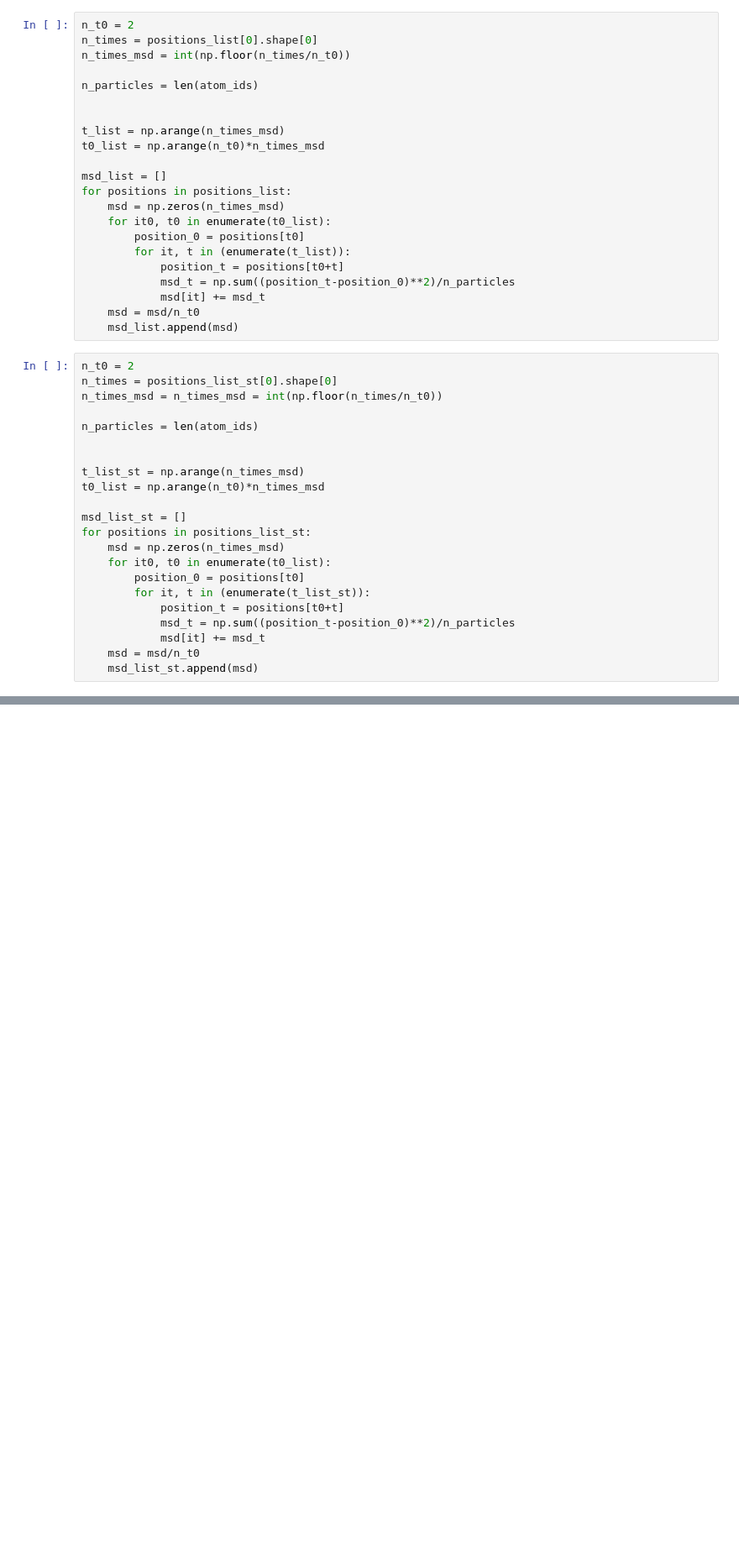
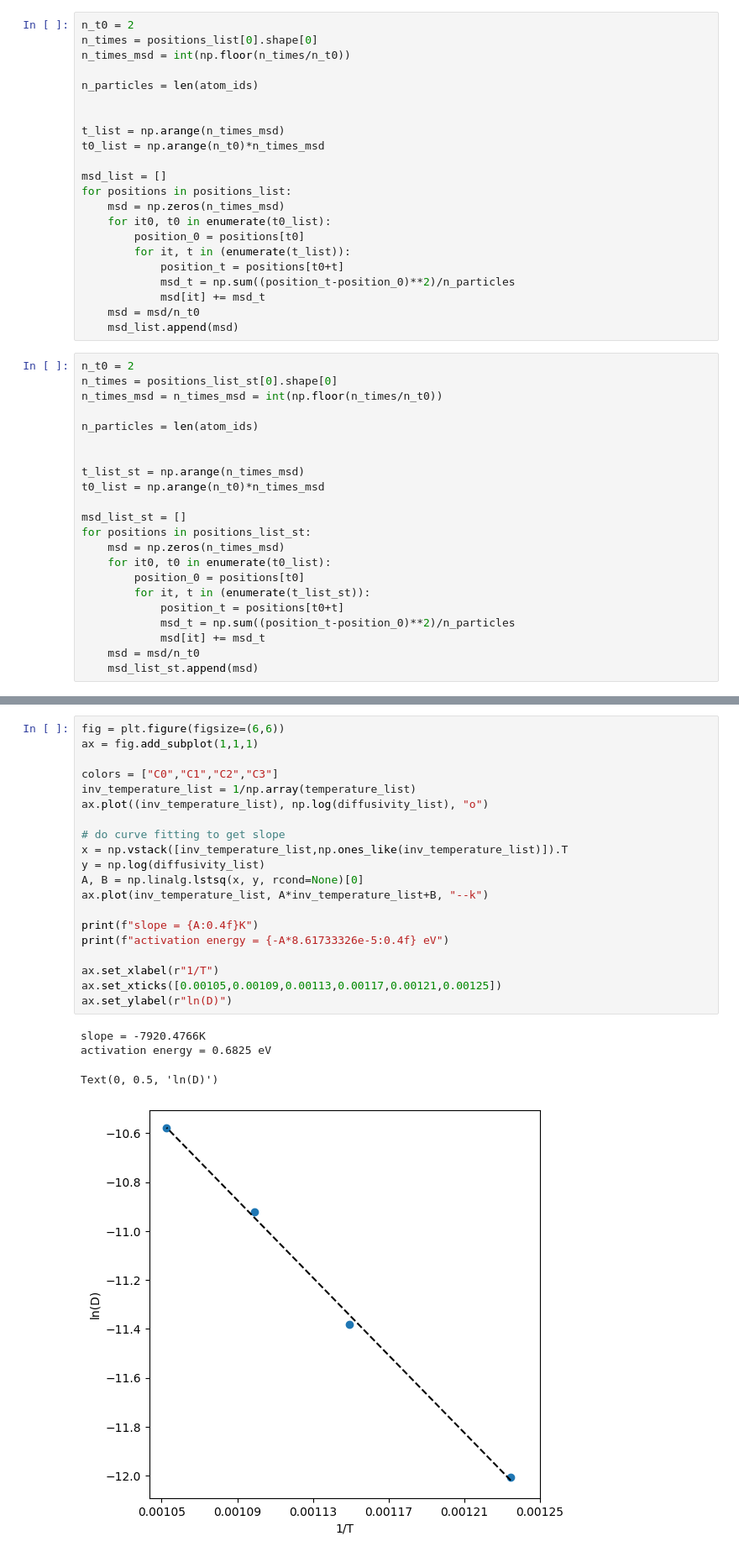
Before and after one commit to ch-tung/ABCD_J, a Jupyter notebook: EAM/LAMMPS/test_MSD.ipynb, the cells around one changed output, grey strips where cells are left out. Shown at 84% size. Cells and saved outputs as stored; diff of their text form; blank space fills up the shorter version.

```diff
--- a/EAM/LAMMPS/test_MSD.ipynb
+++ b/EAM/LAMMPS/test_MSD.ipynb
@@ -143,0 +152,25 @@ plt.show()
+# %%
+fig = plt.figure(figsize=(6,6))
+ax = fig.add_subplot(1,1,1)
+
+colors = ["C0","C1","C2","C3"]
+inv_temperature_list = 1/np.array(temperature_list)
+ax.plot((inv_temperature_list), np.log(diffusivity_list), "o")
+
+# do curve fitting to get slope
+x = np.vstack([inv_temperature_list,np.ones_like(inv_temperature_list)]).T
+y = np.log(diffusivity_list)
+A, B = np.linalg.lstsq(x, y, rcond=None)[0]
+ax.plot(inv_temperature_list, A*inv_temperature_list+B, "--k")
+
+print(f"slope = {A:0.4f}K")
+print(f"activation energy = {-A*8.61733326e-5:0.4f} eV")
+
+ax.set_xlabel(r"1/T")
+ax.set_xticks([0.00105,0.00109,0.00113,0.00117,0.00121,0.00125])
+ax.set_ylabel(r"ln(D)")
+# %% [output]
+slope = -7920.4766K
+activation energy = 0.6825 eV
+Text(0, 0.5, 'ln(D)')
+[figure, added]
```
Also changed, not shown: parts of 1 cell of this notebook.
